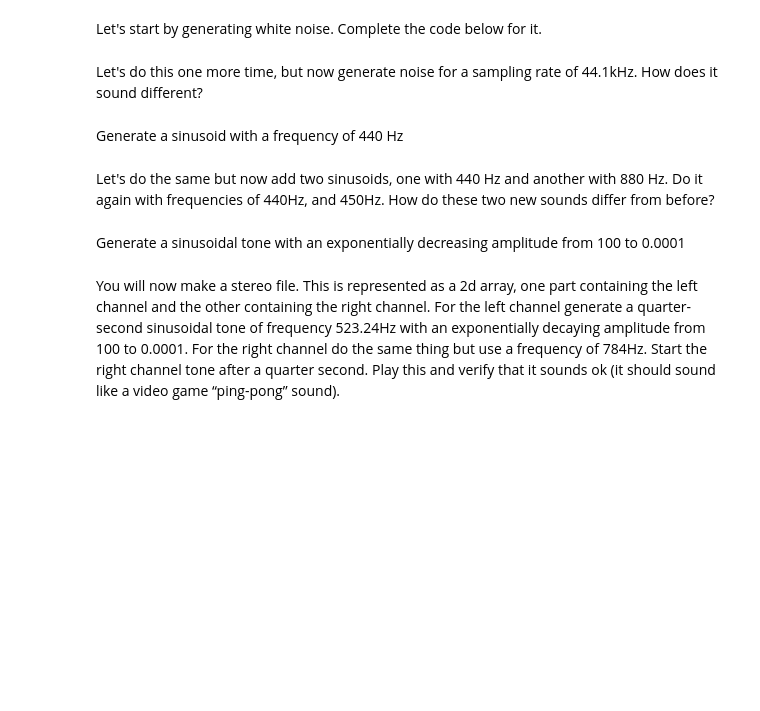
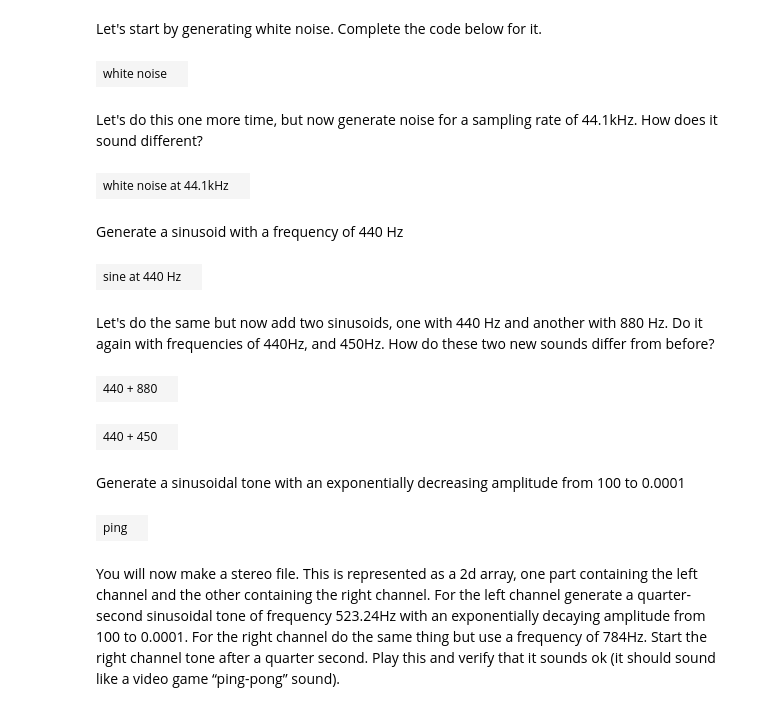
Before and after one commit to MichaelAHeredia/CS448, a Jupyter notebook: Lab 00/Lab 0 - Introduction.ipynb, the cells around one changed output. Drawn from its saved outputs; the diff is of its cells as text; code cells hidden in the pictures; blank space fills up the shorter version.

```diff
--- a/Lab 00/Lab 0 - Introduction.ipynb
+++ b/Lab 00/Lab 0 - Introduction.ipynb
@@ -33,59 +34,87 @@ Let's start by generating white noise. Complete the code below for it.
 # %%
 # Function that returns noise samples
 def make_noise( duration=1, sample_rate=8000):
-    # YOUR CODE HERE
-    raise NotImplementedError()
+    white = np.random.randn(sample_rate * duration)
+    return white
 
 # Generate it
 # YOUR CODE HERE
+noise = make_noise()
 
 # Play the generated sound
 # YOUR CODE HERE
+sound_player(noise,8000,"white noise")
+# %% [output]
+| white noise |  |
 # %% [markdown]
 Let's do this one more time, but now generate noise for a sampling rate of 44.1kHz.  How does it sound different?
 # %%
 # Generate with a higher sample rate
 # YOUR CODE HERE
+noise44 = make_noise(1,44100)
 
 # Play the generated sound
 # YOUR CODE HERE
+sound_player(noise44,44100,"white noise at 44.1kHz")
+# %% [output]
+| white noise at 44.1kHz |  |
 # %% [markdown]
 Generate a sinusoid with a frequency of 440 Hz
 # %%
 # Function that returns a sinusoid
 def make_sine( frequency=440, duration=1, sample_rate=8000):
-    # YOUR CODE HERE
-    raise NotImplementedError()
+    angle = np.linspace(0,2*np.pi * frequency * duration, sample_rate * duration)
+    sine = np.sin(angle)
+    return sine
 
 # Generate it
 # YOUR CODE HERE
+sine = make_sine()
 
 # Play the generated sound
 # YOUR CODE HERE
+sound_player(sine, 8000, "sine at 440 Hz")
+# %% [output]
+| sine at 440 Hz |  |
 # %% [markdown]
 Let's do the same but now add two sinusoids, one with 440 Hz and another with 880 Hz. Do it again with frequencies of 440Hz, and 450Hz.  How do these two new sounds differ from before?
 # %%
 # Make the sounds
 # YOUR CODE HERE
+sine440 = make_sine(440)
+sine880 = make_sine(880)
+sine450 = make_sine(450)
 
 # Play the first sound
 # YOUR CODE HERE
+sound_player(sine440 + sine880, 8000, "440 + 880")
 
 # Play the second sound
 # YOUR CODE HERE
+sound_player(sine440 + sine450, 8000, "440 + 450")
+# %% [output]
+| 440 + 880 |  |
+| 440 + 450 |  |
 # %% [markdown]
 Generate a sinusoidal tone with an exponentially decreasing amplitude from 100 to 0.0001
 # %%
 # Function that returns a "ping"
 def make_ping( frequency=440, duration=1, sample_rate=8000):
     # YOUR CODE HERE
-    raise NotImplementedError()
+
+    sine = make_sine(frequency, duration, sample_rate)
+    slant = np.logspace(2, -4, duration * sample_rate)
+    return sine * slant
 
 # Generate it
 # YOUR CODE HERE
+ping = make_ping()
 
 # Play the generated sound
 # YOUR CODE HERE
+sound_player(ping, 8000, "ping")
+# %% [output]
+| ping |  |
 # %% [markdown]
 You will now make a stereo file. This is represented as a 2d array, one part containing the left channel and the other containing the right channel. For the left channel generate a quarter-second sinusoidal tone of frequency 523.24Hz with an exponentially decaying amplitude from 100 to 0.0001. For the right channel do the same thing but use a frequency of 784Hz.  Start the right channel tone after a quarter second. Play this and verify that it sounds ok (it should sound like a video game “ping-pong” sound).
 # %%
```
Also changed, not shown: parts of 14 cells of this notebook, 2 other files.
